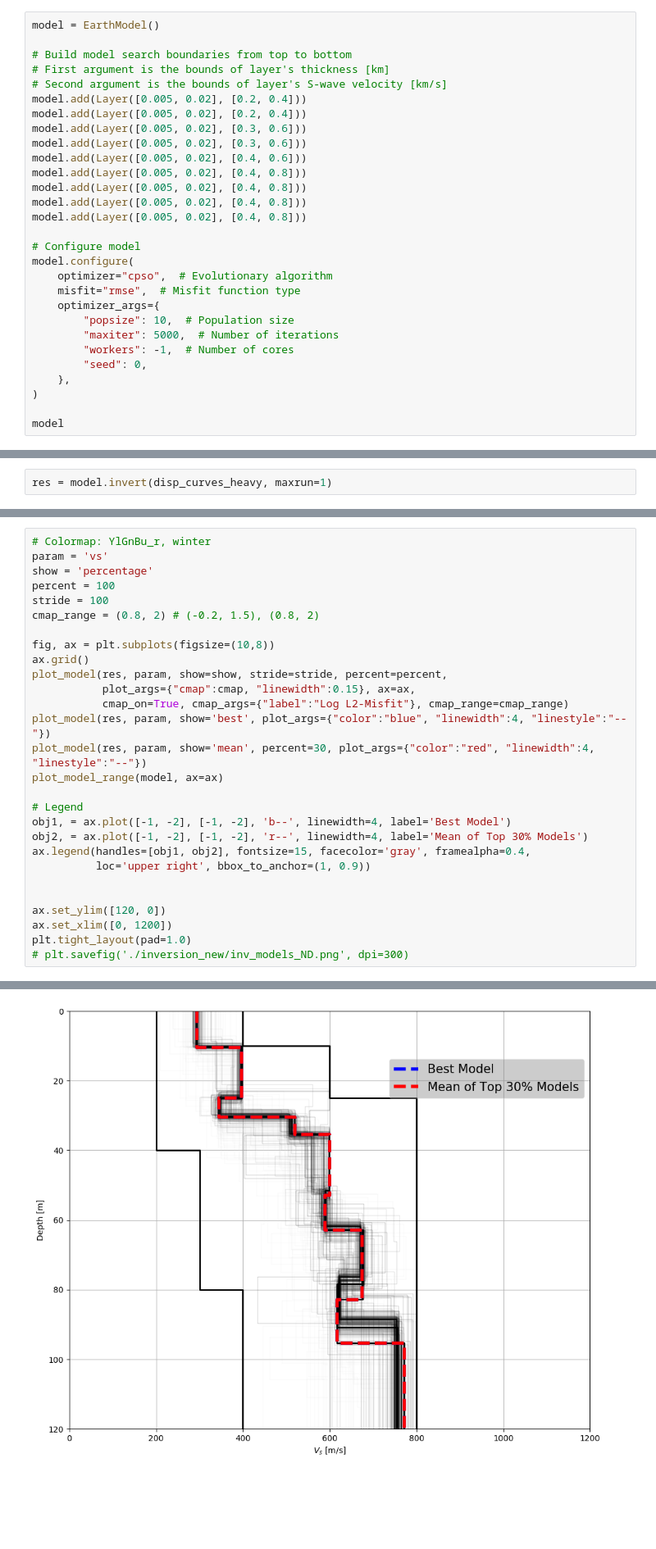
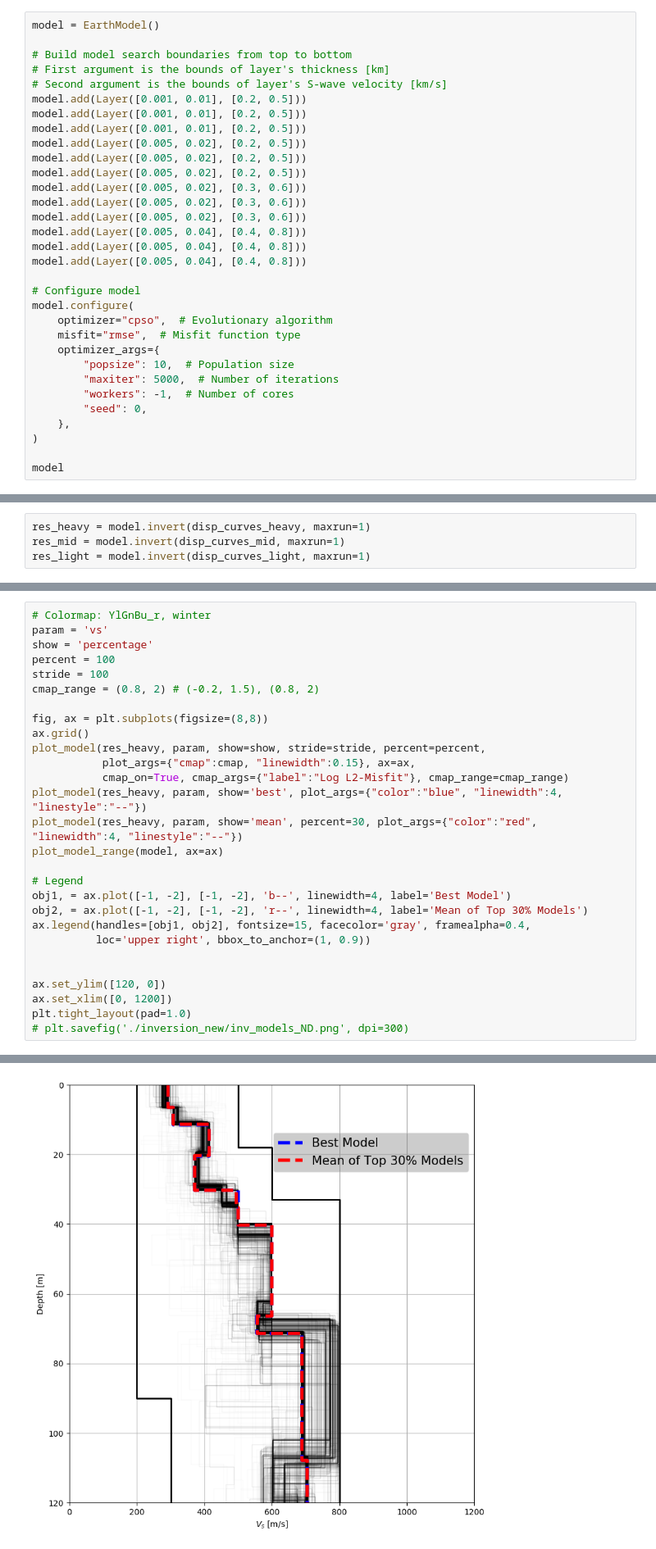
Before and after one commit to jingxiaoliu/das_diff_veh, a Jupyter notebook: inversion.ipynb, the cells around one changed output, grey strips where cells are left out. Shown at 82% size. Cells and saved outputs as stored; diff of their text form; blank space fills up the shorter version.

```diff
--- a/inversion.ipynb
+++ b/inversion.ipynb
@@ -301,15 +301,18 @@ model = EarthModel()
 # Build model search boundaries from top to bottom
 # First argument is the bounds of layer's thickness [km]
 # Second argument is the bounds of layer's S-wave velocity [km/s]
-model.add(Layer([0.005, 0.02], [0.2, 0.4]))
-model.add(Layer([0.005, 0.02], [0.2, 0.4]))
+model.add(Layer([0.001, 0.01], [0.2, 0.5]))
+model.add(Layer([0.001, 0.01], [0.2, 0.5]))
+model.add(Layer([0.001, 0.01], [0.2, 0.5]))
+model.add(Layer([0.005, 0.02], [0.2, 0.5]))
+model.add(Layer([0.005, 0.02], [0.2, 0.5]))
+model.add(Layer([0.005, 0.02], [0.2, 0.5]))
 model.add(Layer([0.005, 0.02], [0.3, 0.6]))
 model.add(Layer([0.005, 0.02], [0.3, 0.6]))
-model.add(Layer([0.005, 0.02], [0.4, 0.6]))
-model.add(Layer([0.005, 0.02], [0.4, 0.8]))
-model.add(Layer([0.005, 0.02], [0.4, 0.8]))
-model.add(Layer([0.005, 0.02], [0.4, 0.8]))
-model.add(Layer([0.005, 0.02], [0.4, 0.8]))
+model.add(Layer([0.005, 0.02], [0.3, 0.6]))
+model.add(Layer([0.005, 0.04], [0.4, 0.8]))
+model.add(Layer([0.005, 0.04], [0.4, 0.8]))
+model.add(Layer([0.005, 0.04], [0.4, 0.8]))
 
 # Configure model
 model.configure(
@@ -345,5 +348,7 @@ Number of parameters: 27
 # %% [markdown]
 ## Run inversion
 # %%
-res = model.invert(disp_curves_heavy, maxrun=1)
+res_heavy = model.invert(disp_curves_heavy, maxrun=1)
+res_mid = model.invert(disp_curves_mid, maxrun=1)
+res_light = model.invert(disp_curves_light, maxrun=1)
 # %% [output]
@@ -362,13 +371,13 @@ percent = 100
 stride = 100
 cmap_range = (0.8, 2) # (-0.2, 1.5), (0.8, 2)
 
-fig, ax = plt.subplots(figsize=(10,8))
+fig, ax = plt.subplots(figsize=(8,8))
 ax.grid()
-plot_model(res, param, show=show, stride=stride, percent=percent,
+plot_model(res_heavy, param, show=show, stride=stride, percent=percent,
            plot_args={"cmap":cmap, "linewidth":0.15}, ax=ax,
            cmap_on=True, cmap_args={"label":"Log L2-Misfit"}, cmap_range=cmap_range)
-plot_model(res, param, show='best', plot_args={"color":"blue", "linewidth":4, "linestyle":"--"})
-plot_model(res, param, show='mean', percent=30, plot_args={"color":"red", "linewidth":4, "linestyle":"--"})
+plot_model(res_heavy, param, show='best', plot_args={"color":"blue", "linewidth":4, "linestyle":"--"})
+plot_model(res_heavy, param, show='mean', percent=30, plot_args={"color":"red", "linewidth":4, "linestyle":"--"})
 plot_model_range(model, ax=ax)
 
 # Legend
@@ -389 +398 @@ Misfit range: 0.5376, 0.5376.
-[figure, old version]
+[figure, new version]
```
Also changed, not shown: parts of 7 cells of this notebook, 1 other file.
